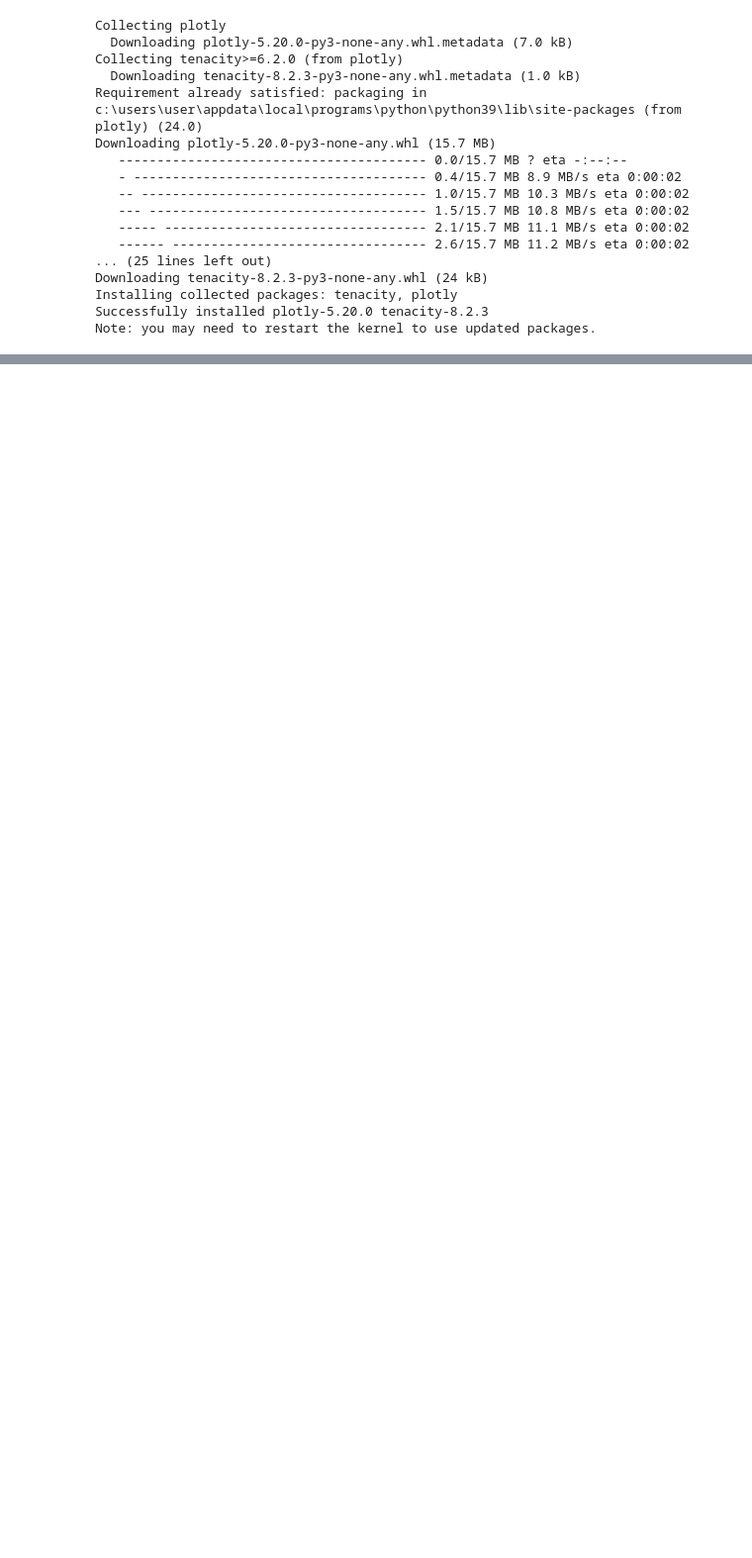
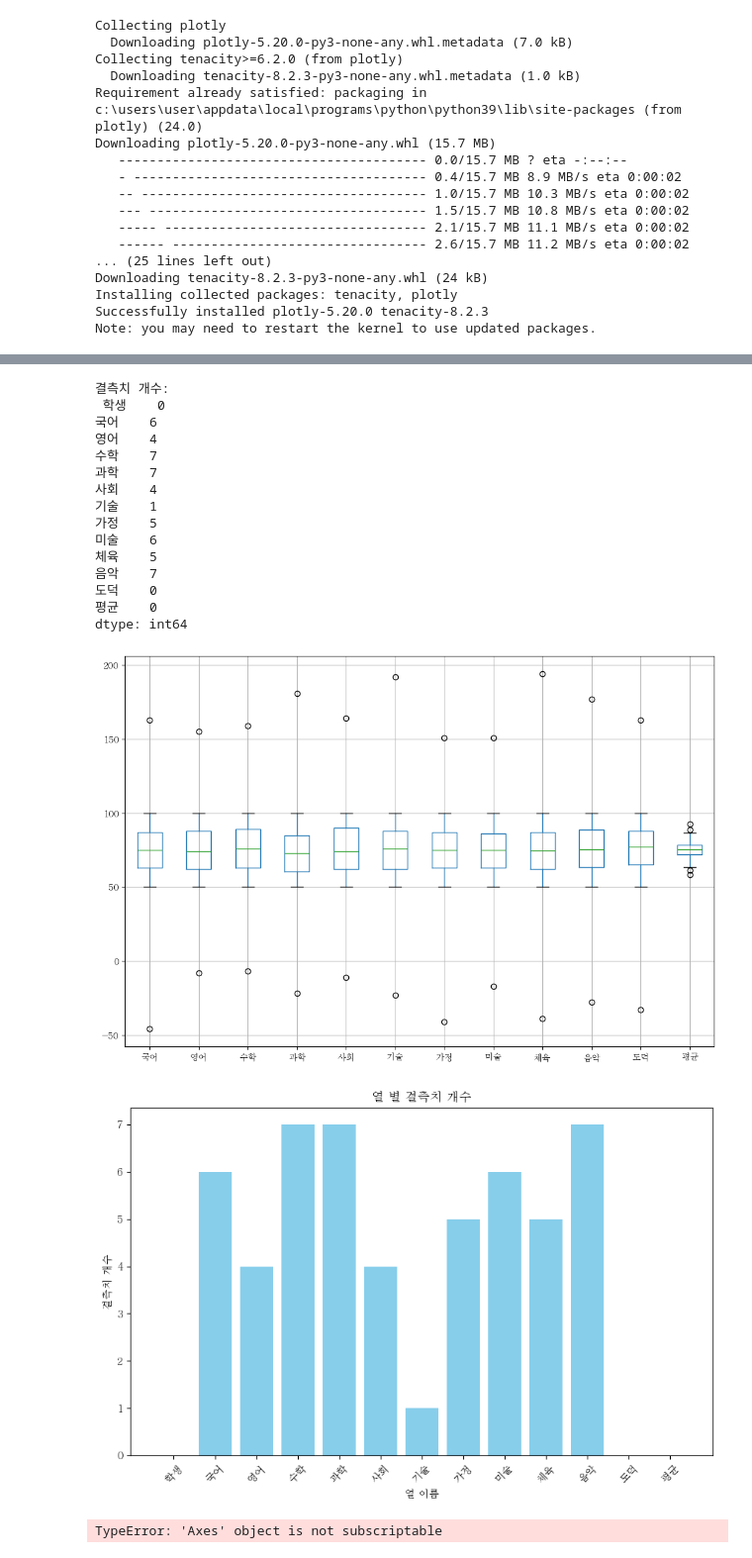
Before and after one commit to Minchae128/Practice_Python, a Jupyter notebook: 9. 9-10일차(240412-240415)/2. 실습/Pandas_실습응용.ipynb, the cells around one changed output, grey strips where cells are left out. Shown: that part at 99% size. Drawn from its saved outputs; the diff is of its cells as text; code cells hidden in the pictures; blank space fills up the shorter version.

```diff
--- a/9. 9-10일차(240412-240415)/2. 실습/Pandas_실습응용.ipynb
+++ b/9. 9-10일차(240412-240415)/2. 실습/Pandas_실습응용.ipynb
@@ -150,0 +282,76 @@ Note: you may need to restart the kernel to use updated packages.
+# %%
+import pandas as pd
+import matplotlib.pyplot as plt
+import matplotlib.font_manager as fm
+
+# 나눔 폰트 설치된 경로 지정 (본인 컴퓨터에 맞게 설정)
+font_path = 'C:/Windows/Fonts/batang.ttc'
+
+# 나눔 폰트의 이름 가져오기
+font_name = fm.FontProperties(fname=font_path).get_name()
+
+# 폰트 설정
+plt.rc('font', family=font_name)
+
+# 데이터 불러오기
+df = pd.read_csv('학생 점수.csv')
+
+# 결측치 확인
+print("결측치 개수:\n", df.isnull().sum())
+
+# 결측치 시각화: 각 열의 결측치 개수를 막대 그래프로 표시
+plt.figure(figsize=(10, 6))
+plt.bar(df.columns, df.isnull().sum(), color='skyblue')  # 각 열의 결측치 개수를 막대 그래프로 표시
+plt.xlabel('열 이름')
+plt.ylabel('결측치 개수')
+plt.title('열 별 결측치 개수')
+plt.xticks(rotation=45)  # x축 레이블 회전
+plt.show()
+
+# '학생'이라는 문자열이 포함된 열을 제외하고 평균값을 계산
+numeric_columns = [col for col in df.columns if '학생' not in col]
+df.fillna(df[numeric_columns].mean(), inplace=True)  # 결측치를 해당 열의 평균값으로 대체
+
+# 이상치 시각화 (박스 플롯)
+plt.figure(figsize=(12, 8))  # 박스 플롯의 크기 조정
+bp = df.boxplot()  # 박스 플롯을 통해 이상치 시각화
+
+# 이상치 마커 모양과 색상 변경
+for whisker in bp['whiskers']:
+    whisker.set(color='blue', linewidth=2)  # 박스 플롯의 선 색상과 두께 변경
+
+plt.title('이상치 확인')
+plt.xticks(rotation=45)  # x축 레이블 회전
+plt.show()
+
+# 그래프로 표현하기
+# 이상치를 제외한 열들의 평균값 계산
+average_values = df.mean()
+
+# 그래프 생성
+plt.figure(figsize=(10, 6))
+plt.bar(average_values.index, average_values, color='skyblue')  # 평균값을 막대 그래프로 표현
+plt.xlabel('열 이름')
+plt.ylabel('평균값')
+plt.title('각 열의 평균값')
+plt.xticks(rotation=45)  # x축 레이블 회전
+plt.show()
+# %% [output]
+결측치 개수:
+ 학생    0
+국어    6
+영어    4
+수학    7
+과학    7
+사회    4
+기술    1
+가정    5
+미술    6
+체육    5
+음악    7
+도덕    0
+평균    0
+dtype: int64
+[figure, added]
+[figure, added]
+TypeError: 'Axes' object is not subscriptable
```
Also changed, not shown: parts of 8 cells of this notebook.
